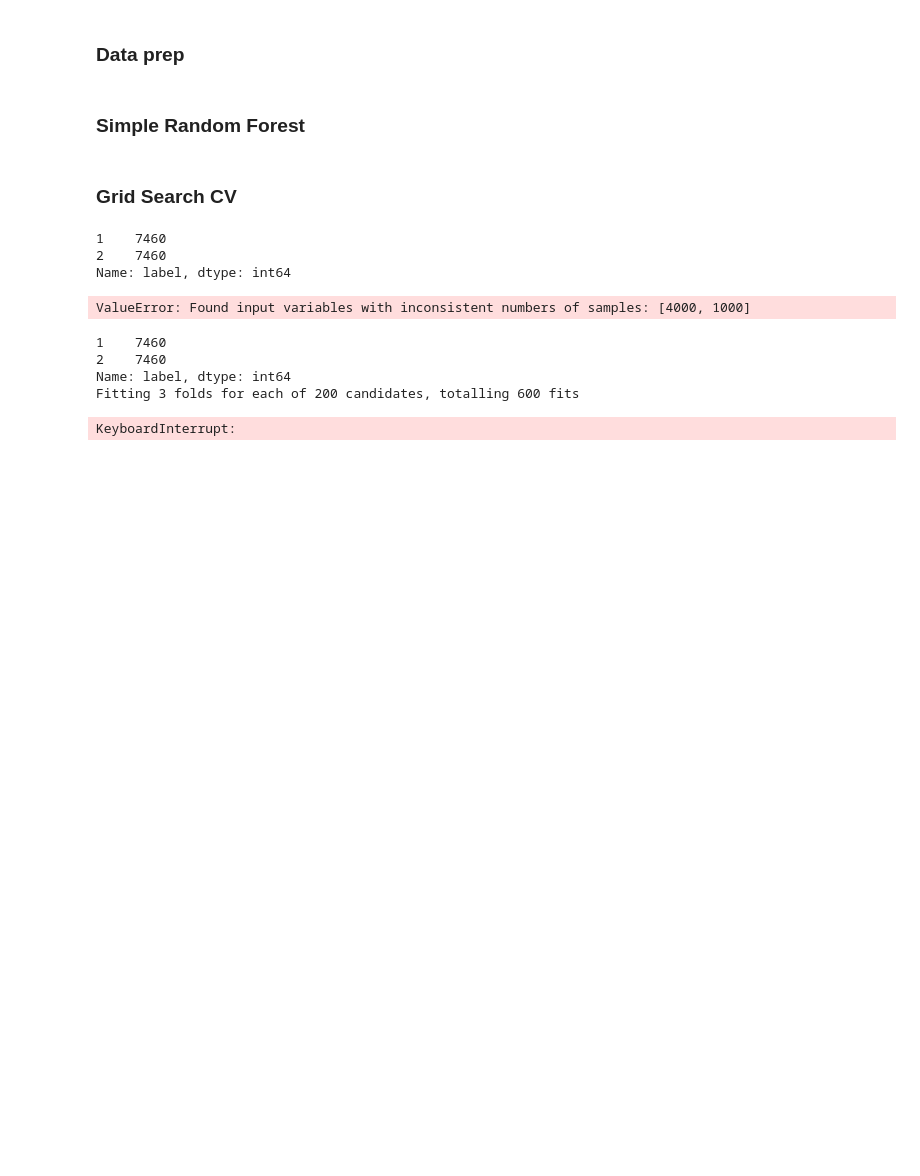
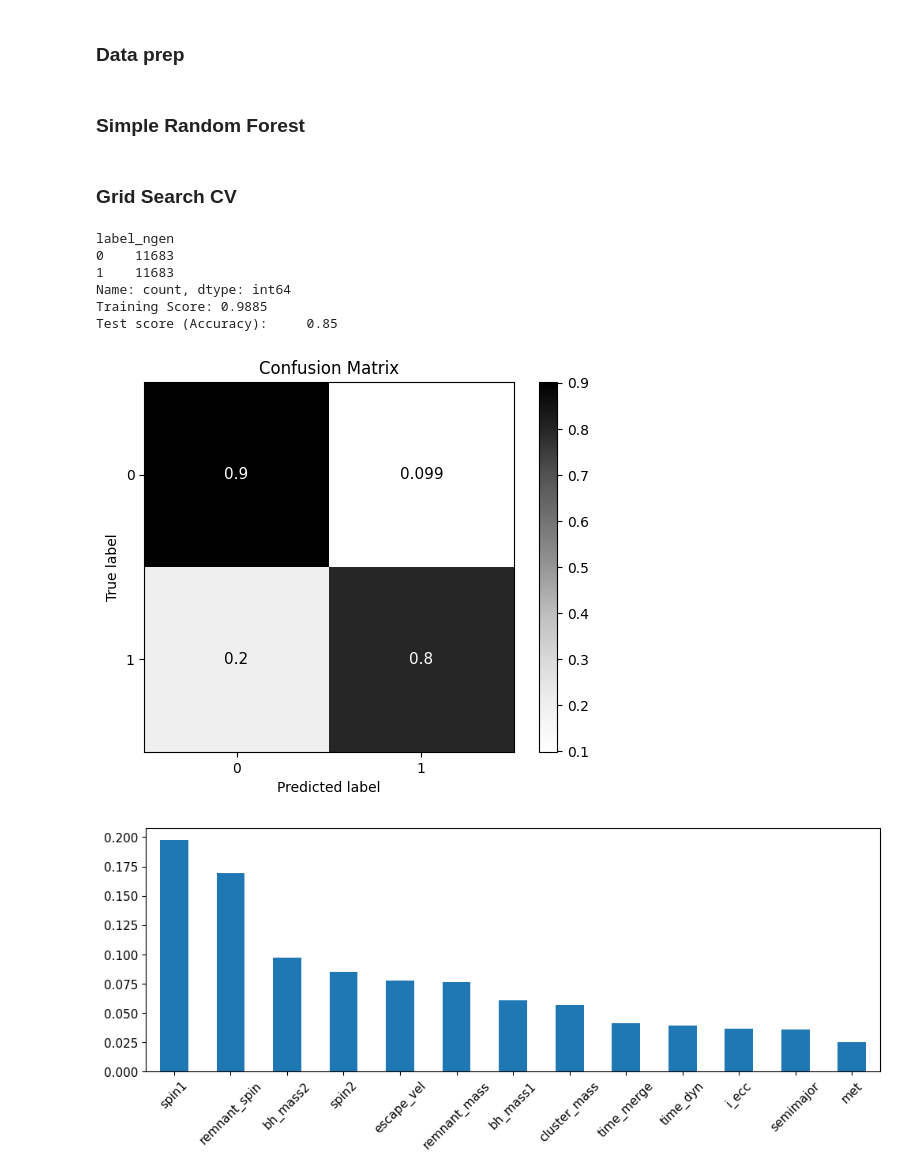
Before and after one commit to EugeniaBoccanera/hm_bbh, a Jupyter notebook: project_v1.ipynb, the cells around one changed output. Cells and saved outputs as stored; diff of their text form; code cells hidden in the pictures; blank space fills up the shorter version.

```diff
--- a/project_v1.ipynb
+++ b/project_v1.ipynb
@@ -133,7 +133,7 @@ def get_label_ngen(df: pl.DataFrame) -> pl.DataFrame:
 
     return df
 # %%
-path = '../data/'
+path = '../project/data/'
 
 folder = ['GC_chi01_output_noclusterevolv', 'NSC_chi01_output_noclusterevolv',
                'YSC_chi01_output_noclusterevolv']
@@ -207,7 +207,7 @@ def create_dataset_pd(path: str, folders: List[str], mets: List[str]) -> pd.Data
 # %% [markdown]
 ### Data prep
 # %%
-def data_preprocessing(df: pl.DataFrame, n_samples: int, label: str, test_size: float, random_state: int=42) -> Tuple[pd.DataFrame, pd.DataFrame, npt.NDArray, npt.NDArray, npt.NDArray, npt.NDArray]:
+def data_preprocessing(df: pl.DataFrame, n_sample: int, label: str, test_size: float, random_state: int=42) -> Tuple[pd.DataFrame, pd.DataFrame, npt.NDArray, npt.NDArray, npt.NDArray, npt.NDArray]:
 
     """
     Function that takes in input a `polars` DataFrame and returns the preprocessed data for the ML model.
@@ -217,7 +217,7 @@ def data_preprocessing(df: pl.DataFrame, n_samples: int, label: str, test_size:
     :params label: label column name
     :params random_state: random state for reproducibility
     :params test_size: test size for the train/test split
-    :return: a tuple with the preprocessed data
+    :return: a tuple with the preprocessed data: X, y, X_train, y_train, X_test, y_test
 
     """
 
@@ -240,7 +240,7 @@ def data_preprocessing(df: pl.DataFrame, n_samples: int, label: str, test_size:
     print(df_balanced[label].value_counts())
 
     # Now let's select 10000 samples
-    df_sample = df_balanced.sample(n=n_samples, random_state=random_state)
+    df_sample = df_balanced.sample(n=n_sample, random_state=random_state)
 
     # Define features and target
     X = df_sample.drop(['ID', 'label', 'n_gen', 'label_ngen'], axis=1)
@@ -258,7 +258,7 @@ def data_preprocessing(df: pl.DataFrame, n_samples: int, label: str, test_size:
     # Transform the test data
     X_test = scaler.transform(X_test)
 
-    return X, y, X_train, X_test, y_train, y_test
+    return X, y, X_train, y_train, X_test, y_test
 # %% [markdown]
 ### Simple Random Forest
 # %%
@@ -271,12 +271,12 @@ def simple_RF(X_train: npt.NDArray, y_train: npt.NDArray, X_test: npt.NDArray, r
     :params y_train: training target
     :params X_test: testing features
     :params random_state: random state for reproducibility
-    :return: a tuple with the model, the predictions target
+    :return: a tuple with the model, the predictions target: model, y_pred
 
     """
 
     # Initialize the Random Forest Classifier
-    RF = RandomForestClassifier(n_estimators=10, class_weight = 'balanced_subsample', criterion='entropy', random_state=random_state)
+    RF = RandomForestClassifier(n_estimators=10, class_weight='balanced_subsample', criterion='entropy', random_state=random_state)
 
     # Fit the model to the training data
     RF.fit(X_train, y_train)
@@ -375,32 +375,30 @@ def gridsearch_RF(param_grid: dict, cv: int, X_train: npt.NDArray, y_train: npt.
 
     return RF_best, y_pred, grid_search
 # %%
-%%time
-X, y, X_train, X_test, y_train, y_test = data_preprocessing(df, n_samples=5000, label='label', test_size=0.2)
+df_1 = df.filter(pl.col('label')==0)
+X, y, X_train, y_train, X_test, y_test = data_preprocessing(df_1, n_sample=5000, label='label_ngen', test_size=0.2)
 
 
-RF, y_pred = simple_RF(X_train, X_test, y_train)
+RF, y_pred = simple_RF(X_train, y_train, X_test)
 
 model_evaluation(RF, X, y, X_train, y_train, X_test, y_test, y_pred)
 # %% [output]
-1    7460
-2    7460
-Name: label, dtype: int64
+label_ngen
+0    11683
+1    11683
+Name: count, dtype: int64
+Training Score: 0.9885
+Test score (Accuracy):     0.85
-ValueError: Found input variables with inconsistent numbers of samples: [4000, 1000]
+[figure, added]
+[figure, added]
 # %%
 %%time
-X, y, X_train, X_test, y_train, y_test = data_preprocessing(df, n_samples=10000, label='label', random_state=42, test_size=0.2)
+X, y, X_train, y_train, X_test, y_test = data_preprocessing(df, n_samples=10000, label='label', random_state=42, test_size=0.2)
 
 
 RF_best, y_pred, grid_search = gridsearch_RF(param_grid=param_grid, cv=3, X_train=X_train, y_train=y_train, X_test=X_test, n_jobs=25)
 
 model_evaluation(RF_best, X, y, X_train, y_train, X_test, y_test, y_pred)
-# %% [output]
-1    7460
-2    7460
-Name: label, dtype: int64
-Fitting 3 folds for each of 200 candidates, totalling 600 fits
-KeyboardInterrupt:
 # %%
 def model_scores(grid_search: dict, best_index: int) -> None:
 
```
Also changed, not shown: parts of 2 cells of this notebook.
